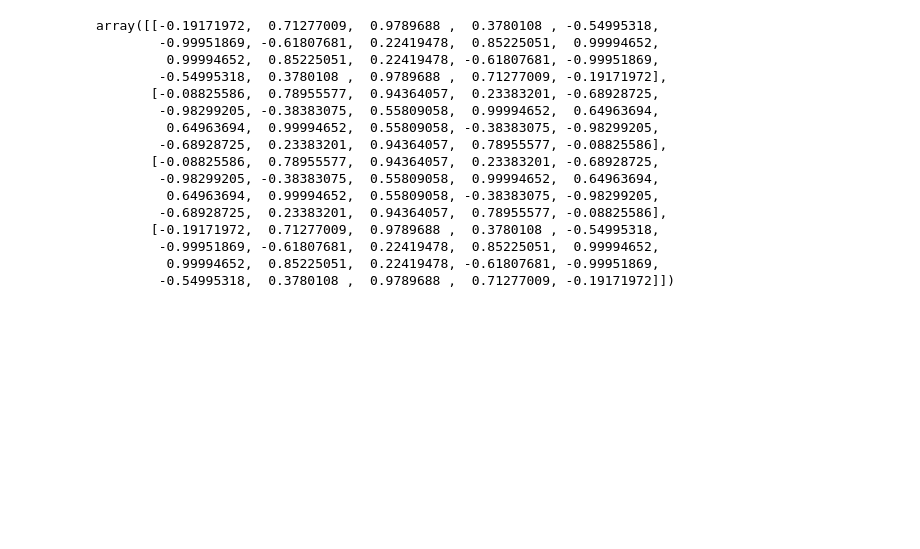
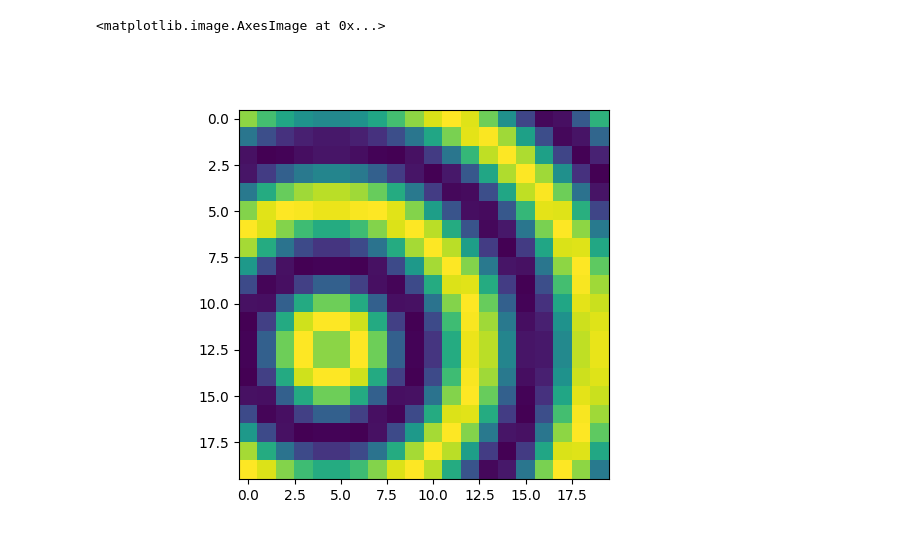
Before and after one commit to wardi/cpu, a Jupyter notebook: no-moon/plasma.ipynb, the cells around one changed output. Cells and saved outputs as stored; diff of their text form; code cells hidden in the pictures; blank space fills up the shorter version.

```diff
--- a/no-moon/plasma.ipynb
+++ b/no-moon/plasma.ipynb
@@ -36,20 +20,8 @@ plt.show()
 # %%
-h = np.sin(np.fromfunction(lambda y, x: np.hypot(9.5-x, 1.5-y), SZ))
-h
+#h = np.sin(np.fromfunction(lambda y, x: np.hypot(9.5-x, 1.5-y), SZ))
+h = np.sin(np.hypot(4.5-X, 12.5-Y))
+fig, ax = plt.subplots()
+ax.imshow(h)
 # %% [output]
-array([[-0.19171972,  0.71277009,  0.9789688 ,  0.3780108 , -0.54995318,
-        -0.99951869, -0.61807681,  0.22419478,  0.85225051,  0.99994652,
-         0.99994652,  0.85225051,  0.22419478, -0.61807681, -0.99951869,
-        -0.54995318,  0.3780108 ,  0.9789688 ,  0.71277009, -0.19171972],
-       [-0.08825586,  0.78955577,  0.94364057,  0.23383201, -0.68928725,
-        -0.98299205, -0.38383075,  0.55809058,  0.99994652,  0.64963694,
-         0.64963694,  0.99994652,  0.55809058, -0.38383075, -0.98299205,
-        -0.68928725,  0.23383201,  0.94364057,  0.78955577, -0.08825586],
-       [-0.08825586,  0.78955577,  0.94364057,  0.23383201, -0.68928725,
-        -0.98299205, -0.38383075,  0.55809058,  0.99994652,  0.64963694,
-         0.64963694,  0.99994652,  0.55809058, -0.38383075, -0.98299205,
-        -0.68928725,  0.23383201,  0.94364057,  0.78955577, -0.08825586],
-       [-0.19171972,  0.71277009,  0.9789688 ,  0.3780108 , -0.54995318,
-        -0.99951869, -0.61807681,  0.22419478,  0.85225051,  0.99994652,
-         0.99994652,  0.85225051,  0.22419478, -0.61807681, -0.99951869,
-        -0.54995318,  0.3780108 ,  0.9789688 ,  0.71277009, -0.19171972]])
+<matplotlib.image.AxesImage at 0x...>
+[figure, added]
```
Also changed, not shown: parts of 8 cells of this notebook.
